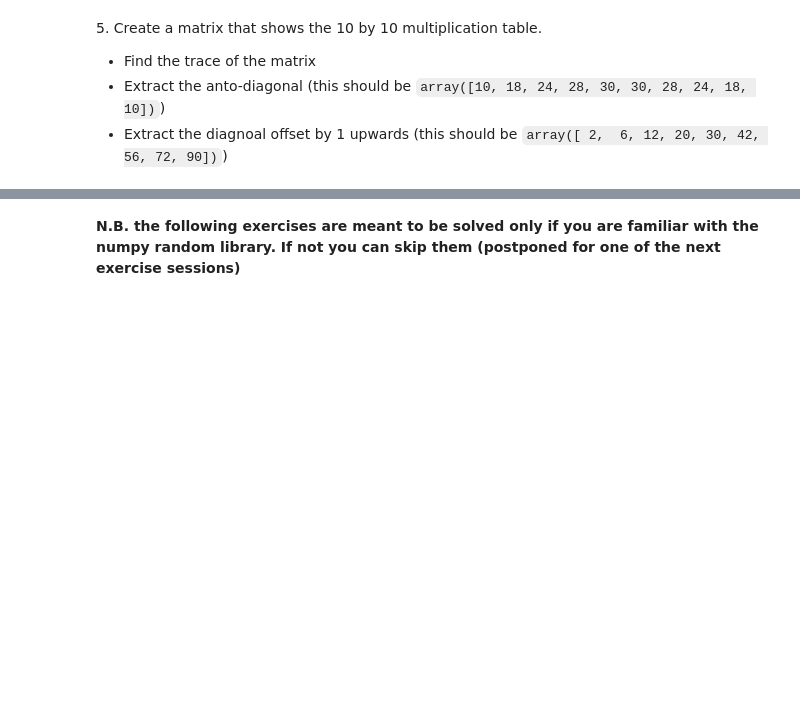
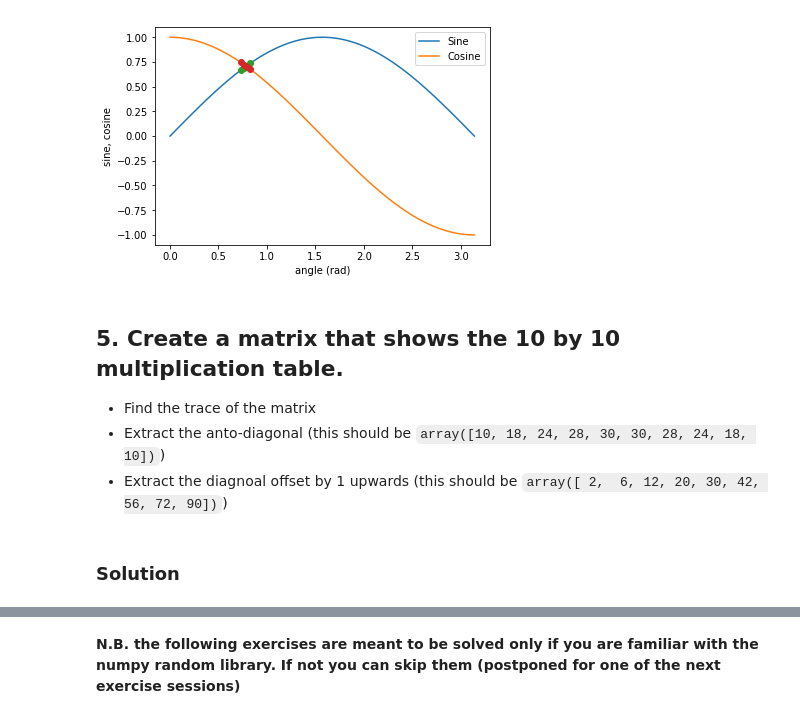
Before and after one commit to chacon-jorge/LaboratoryOfComputationalPhysics_Y9, a Jupyter notebook: 04ex_Numpy.ipynb, the cells around one changed output, grey strips where cells are left out. Cells and saved outputs as stored; diff of their text form; code cells hidden in the pictures; blank space fills up the shorter version.

````diff
--- a/04ex_Numpy.ipynb
+++ b/04ex_Numpy.ipynb
@@ -25,0 +81,10 @@ Hint: Use the following numpy functions - np.random.random, np.any as well as Bo
+# %%
+import numpy.random as npr
+npr.seed(123)
+u_rand = npr.rand(10,6)
+print(u_rand)
+r,c=u_rand.shape
+for i in range(r):
+    for j in range(c):
+        if u_rand[i,j]<0.1:
+            u_rand[i]=np.zeros(1)
@@ -32,0 +124,11 @@ Hint: Use the following numpy functions - np.random.random, np.any as well as Bo
+# %%
+a_pi = np.linspace(0,np.pi,100)
+print(a_pi,'\n')
+
+a_s = a_pi[::10]
+print('Only the 10th elements:\n',a_s,'\n')
+
+print('Reverse matrix:\n',a_pi[::-1],'\n')
+
+a_sc = [i for i in a_pi if np.abs(np.sin(i)-np.cos(i))<0.1]
+print('Absolute difference between sine and cosine less than 0.1:\n',a_sc)
@@ -33,6 +153,20 @@ Hint: Use the following numpy functions - np.random.random, np.any as well as Bo
+# %%
+import matplotlib.pyplot as plt
+plt.plot(a_pi,np.sin(a_pi),label='Sine')
+plt.plot(a_pi,np.cos(a_pi),label='Cosine')
+plt.plot(a_sc,np.sin(a_sc),'o',label='close values')
+plt.plot(a_sc,np.cos(a_sc),'o')
+plt.xlabel('angle (rad)')
+plt.ylabel('sine, cosine')
+plt.legend()
+plt.show()
+# %% [output]
+[figure, added]
 # %% [markdown]
-5\. Create a matrix that shows the 10 by 10 multiplication table.
+## 5\. Create a matrix that shows the 10 by 10 multiplication table.
 
  * Find the trace of the matrix
  * Extract the anto-diagonal (this should be ```array([10, 18, 24, 28, 30, 30, 28, 24, 18, 10])```)
  * Extract the diagnoal offset by 1 upwards (this should be ```array([ 2,  6, 12, 20, 30, 42, 56, 72, 90])```)
+# %% [markdown]
+### Solution
````
Also changed, not shown: parts of 22 cells of this notebook, 1 other file.
